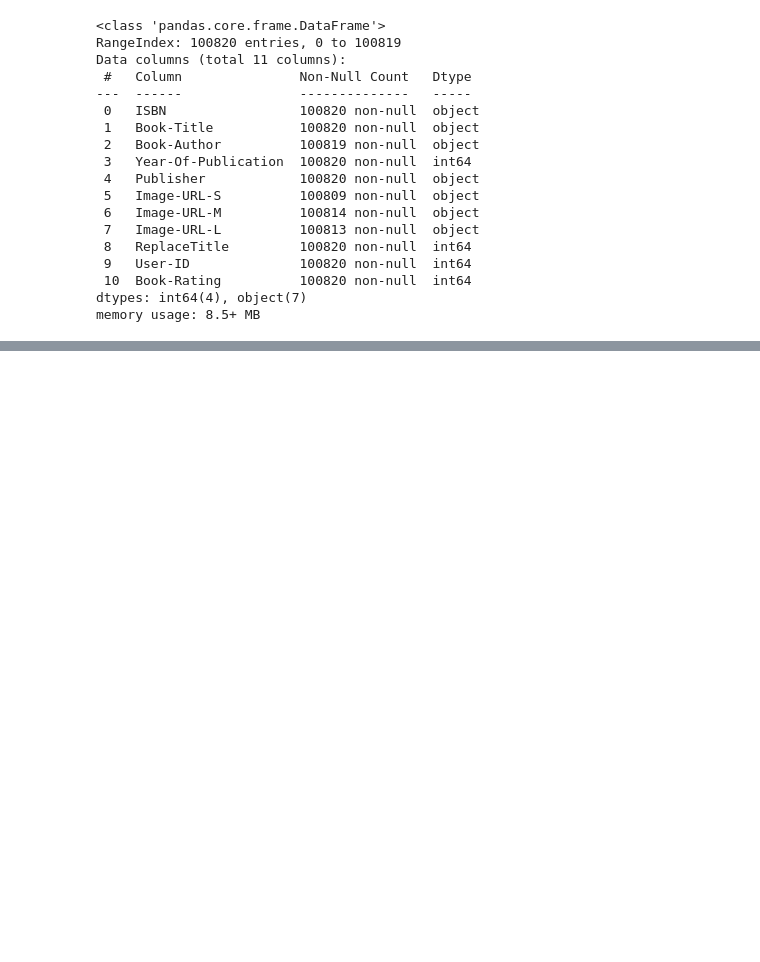
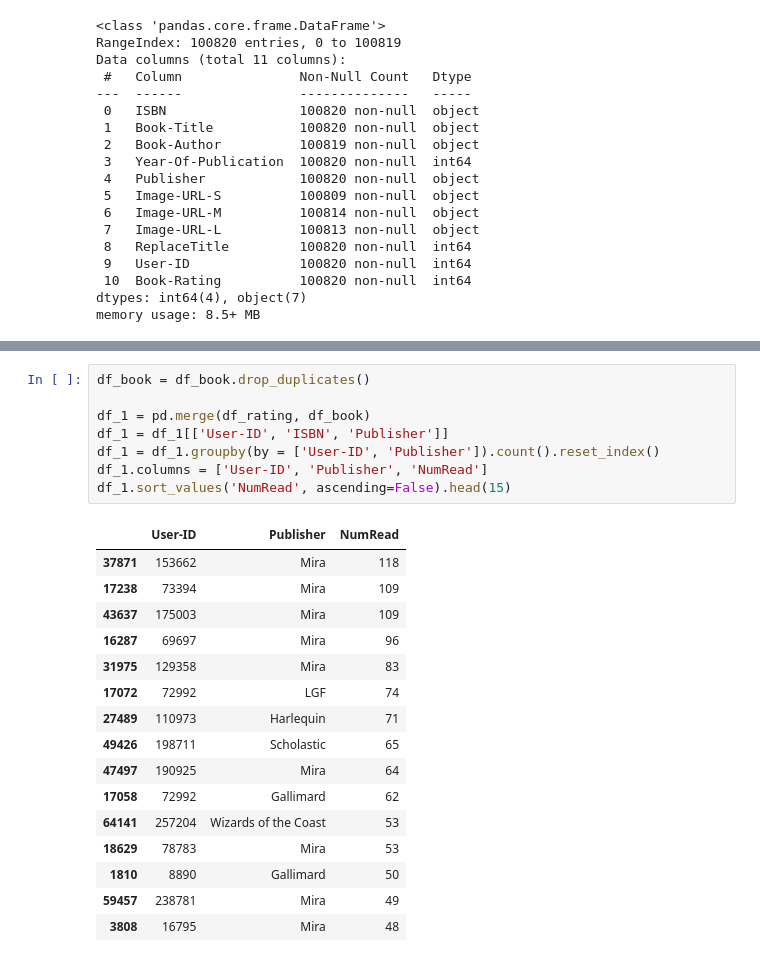
Before and after one commit to 00ddya3/20232_RS, a Jupyter notebook: project/eda.ipynb, the cells around one changed output, grey strips where cells are left out. Cells and saved outputs as stored; diff of their text form; blank space fills up the shorter version.

```diff
--- a/project/eda.ipynb
+++ b/project/eda.ipynb
@@ -489,0 +509,25 @@ memory usage: 8.5+ MB
+# %%
+df_book = df_book.drop_duplicates()
+
+df_1 = pd.merge(df_rating, df_book)
+df_1 = df_1[['User-ID', 'ISBN', 'Publisher']]
+df_1 = df_1.groupby(by = ['User-ID', 'Publisher']).count().reset_index()
+df_1.columns = ['User-ID', 'Publisher', 'NumRead']
+df_1.sort_values('NumRead', ascending=False).head(15)
+# %% [output]
+|  | User-ID | Publisher | NumRead |
+| 37871 | 153662 | Mira | 118 |
+| 17238 | 73394 | Mira | 109 |
+| 43637 | 175003 | Mira | 109 |
+| 16287 | 69697 | Mira | 96 |
+| 31975 | 129358 | Mira | 83 |
+| 17072 | 72992 | LGF | 74 |
+| 27489 | 110973 | Harlequin | 71 |
+| 49426 | 198711 | Scholastic | 65 |
+| 47497 | 190925 | Mira | 64 |
+| 17058 | 72992 | Gallimard | 62 |
+| 64141 | 257204 | Wizards of the Coast | 53 |
+| 18629 | 78783 | Mira | 53 |
+| 1810 | 8890 | Gallimard | 50 |
+| 59457 | 238781 | Mira | 49 |
+| 3808 | 16795 | Mira | 48 |
```
Also changed, not shown: parts of 6 cells of this notebook, 1 other file.
